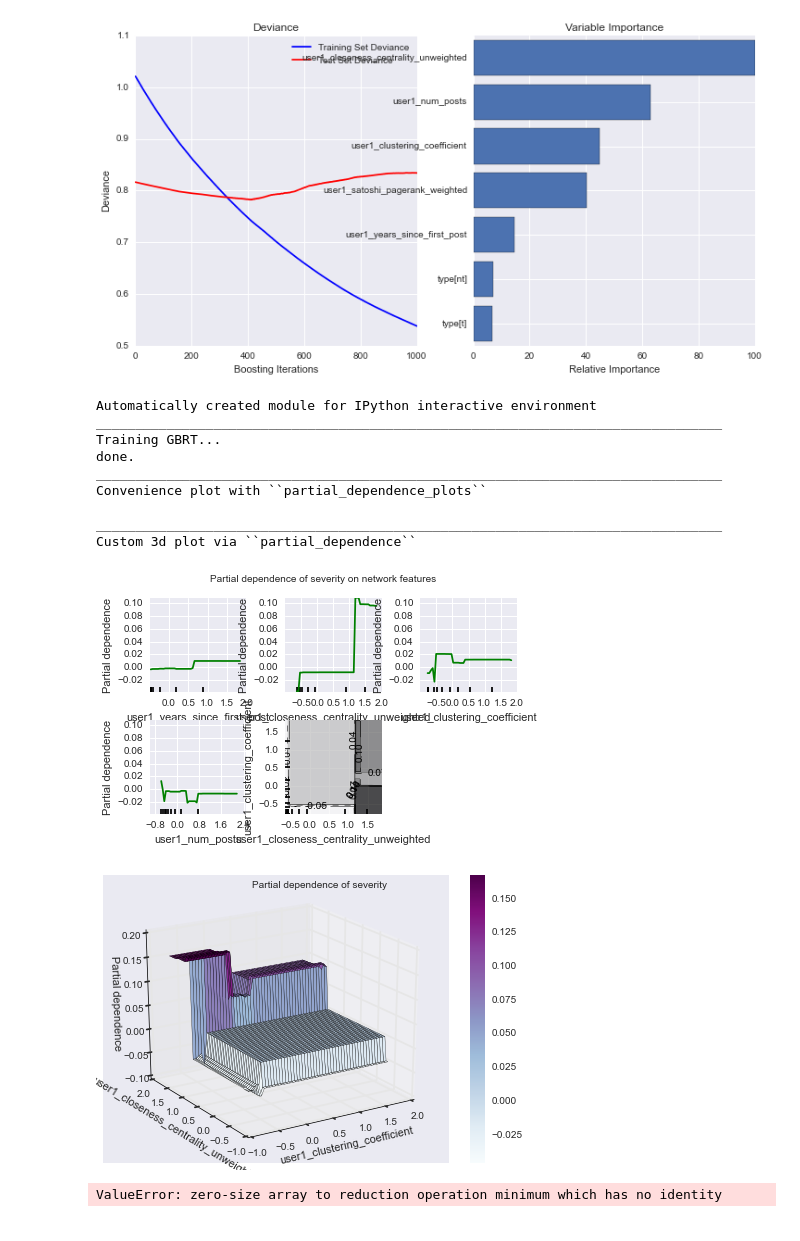
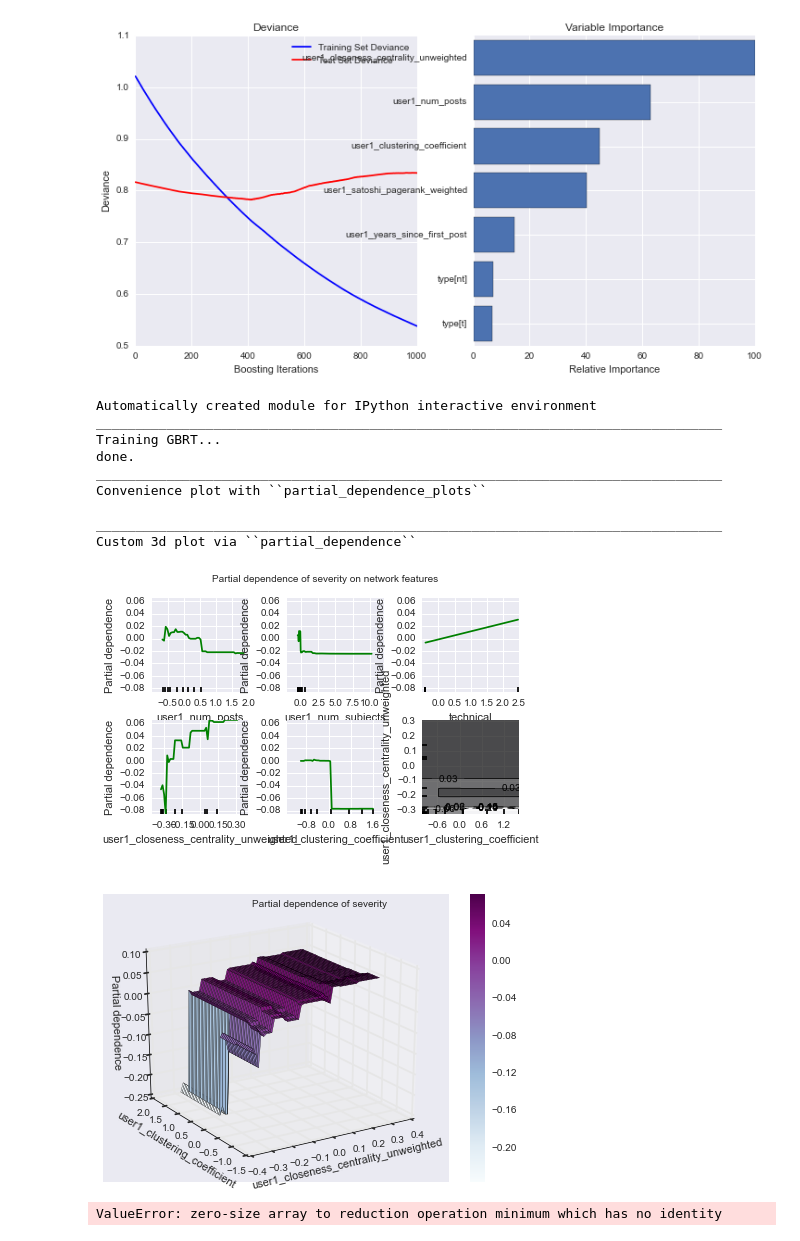
Before and after one commit to nikete/Comunity-Structure-Extremely-Speculative-Asset-Dynamics, a Jupyter notebook: coins networks structure.ipynb, the cells around one changed output. Saved outputs shown, nothing was run; the diff lists cells and outputs as text; code cells hidden in the pictures.

```diff
--- a/coins networks structure.ipynb
+++ b/coins networks structure.ipynb
@@ -654,11 +825,11 @@ from sklearn.ensemble.partial_dependence import partial_dependence
 from sklearn.datasets.california_housing import fetch_california_housing
 
 
-
-y,X = dmatrices("log_severity ~   " + independent_vars ,data,return_type='dataframe' )
+data_norm =  joint_dataset(f)
+y,X = dmatrices("log_volume ~ user1_num_posts + user1_num_subjects + technical +  user1_closeness_centrality_unweighted + user1_clustering_coefficient"  ,data_norm,return_type='dataframe' )
 names = X.columns
 X = sklearn.preprocessing.scale(X)
-y = sklearn.preprocessing.scale(y['log_severity'])
+y = sklearn.preprocessing.scale(y['log_volume'])
 offset = int(X.shape[0] * 0.8)
 X_train, y_train = X[:offset], y[:offset]
 X_test, y_test = X[offset:], y[offset:]
@@ -677,7 +848,7 @@ print('_' * 80)
 print('Convenience plot with ``partial_dependence_plots``')
 print
 
-features = [3, 5, 4, 2, (5, 4)]
+features = [1, 2, 3, 4,5, (5, 4)]
 fig, axs = plot_partial_dependence(clf, X_train, features, feature_names=names,
                                    n_jobs=3, grid_resolution=50)
 fig.suptitle('Partial dependence of severity on network features')
@@ -688,35 +859,35 @@ print('Custom 3d plot via ``partial_dependence``')
 print
 fig = plt.figure()
 
 target_feature = (4, 5)
 pdp, (x_axis, y_axis) = partial_dependence(clf, target_feature,
                                            X=X_train, grid_resolution=50)
 XX, YY = np.meshgrid(x_axis, y_axis)
 Z = pdp.T.reshape(XX.shape).T
 ax = Axes3D(fig)
 surf = ax.plot_surface(XX, YY, Z, rstride=1, cstride=1, cmap=plt.cm.BuPu)
 ax.set_xlabel(names[target_feature[0]])
 ax.set_ylabel(names[target_feature[1]])
 ax.set_zlabel('Partial dependence')
 #  pretty init view
 ax.view_init(elev=22, azim=-122)
 plt.colorbar(surf)
 plt.suptitle('Partial dependence of severity')
 plt.subplots_adjust(top=0.9)
 
 plt.show()
 # %% [output]
 Automatically created module for IPython interactive environment
 ________________________________________________________________________________
 Training GBRT...
 done.
 ________________________________________________________________________________
 Convenience plot with ``partial_dependence_plots``
 
 ________________________________________________________________________________
 Custom 3d plot via ``partial_dependence``
-[figure, old version]
+[figure, new version]
-[figure, old version]
+[figure, new version]
 # %%
 sns.interactplot('user1_clustering_coefficient','user1_closeness_centrality_unweighted', 'log_severity', data=data)
 # %% [output]
```
Also changed, not shown: parts of 13 cells of this notebook, 6 other files.
